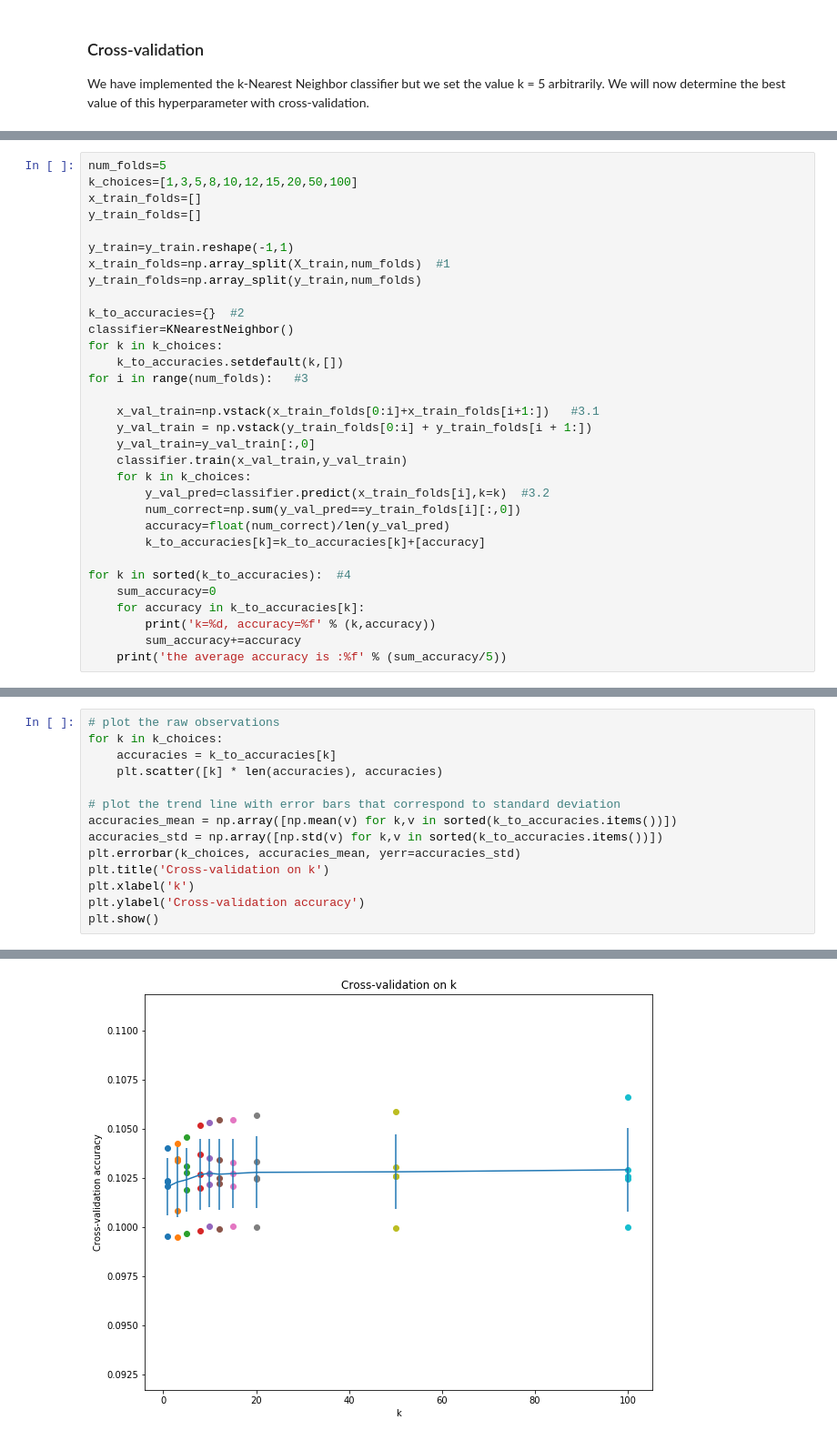
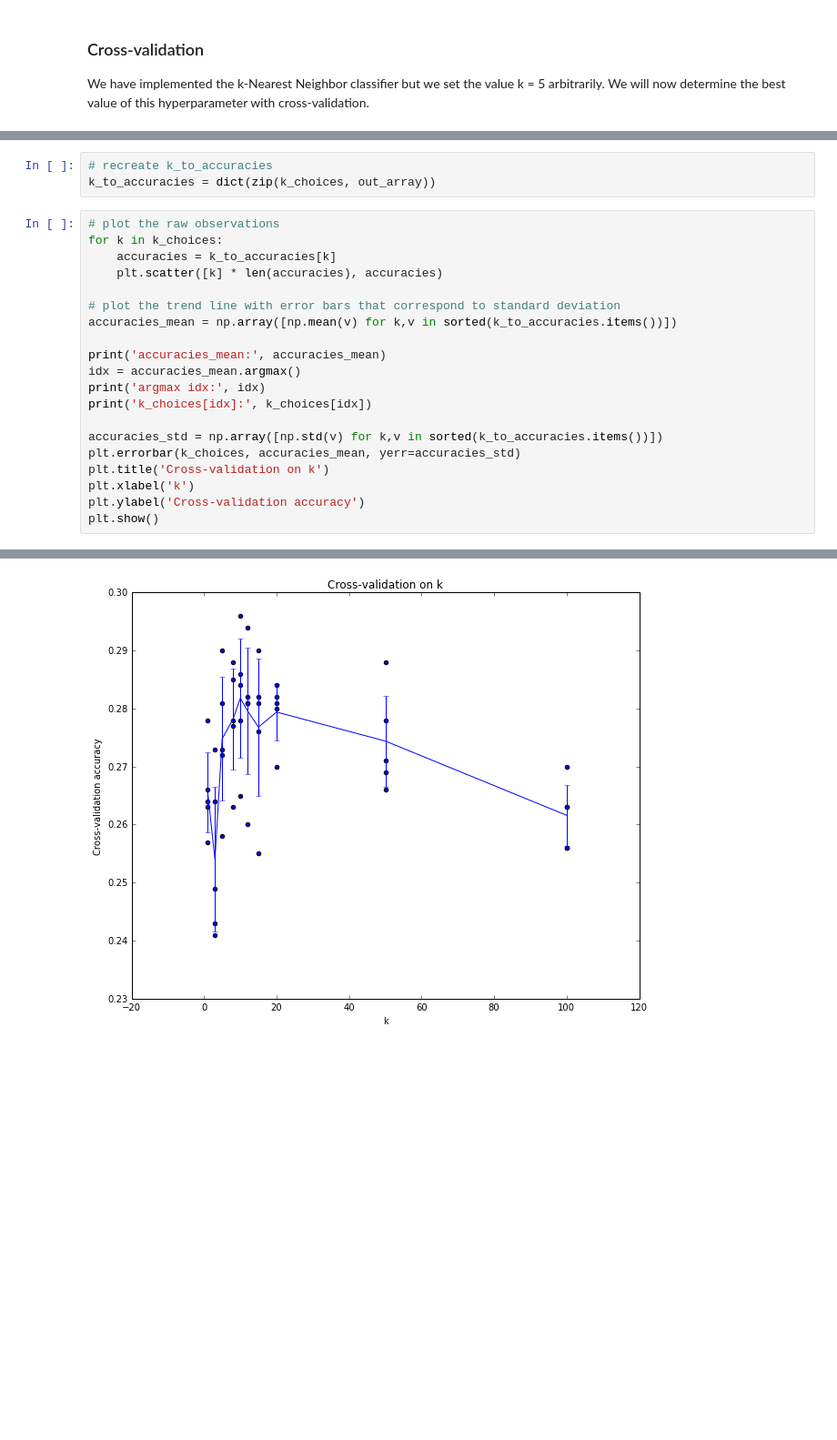
Before and after one commit to ds18b20/CS231n, a Jupyter notebook: assignment1/knn.ipynb, the cells around one changed output, grey strips where cells are left out. Shown at 91% size. Saved outputs shown, nothing was run; the diff lists cells and outputs as text; blank space fills up the shorter version.

```diff
--- a/assignment1/knn.ipynb
+++ b/assignment1/knn.ipynb
@@ -336,32 +327,0 @@ the average accuracy is :0.102910
-# %%
-num_folds=5
-k_choices=[1,3,5,8,10,12,15,20,50,100]
-x_train_folds=[]
-y_train_folds=[]
-
-y_train=y_train.reshape(-1,1)
-x_train_folds=np.array_split(X_train,num_folds)  #1
-y_train_folds=np.array_split(y_train,num_folds)
-
-k_to_accuracies={}  #2
-classifier=KNearestNeighbor()
-for k in k_choices:
-    k_to_accuracies.setdefault(k,[])
-for i in range(num_folds):   #3
-
-    x_val_train=np.vstack(x_train_folds[0:i]+x_train_folds[i+1:])   #3.1
-    y_val_train = np.vstack(y_train_folds[0:i] + y_train_folds[i + 1:])
-    y_val_train=y_val_train[:,0]
-    classifier.train(x_val_train,y_val_train)
-    for k in k_choices:
-        y_val_pred=classifier.predict(x_train_folds[i],k=k)  #3.2
-        num_correct=np.sum(y_val_pred==y_train_folds[i][:,0])
-        accuracy=float(num_correct)/len(y_val_pred)
-        k_to_accuracies[k]=k_to_accuracies[k]+[accuracy]
-
-for k in sorted(k_to_accuracies):  #4
-    sum_accuracy=0
-    for accuracy in k_to_accuracies[k]:
-        print('k=%d, accuracy=%f' % (k,accuracy))
-        sum_accuracy+=accuracy
-    print('the average accuracy is :%f' % (sum_accuracy/5))
@@ -386,3 +328,6 @@ the average accuracy is :0.261600
+# %%
+# recreate k_to_accuracies
+k_to_accuracies = dict(zip(k_choices, out_array))
 # %%
 # plot the raw observations
 for k in k_choices:
@@ -391,6 +336,12 @@ for k in k_choices:
 
 # plot the trend line with error bars that correspond to standard deviation
 accuracies_mean = np.array([np.mean(v) for k,v in sorted(k_to_accuracies.items())])
+
+print('accuracies_mean:', accuracies_mean)
+idx = accuracies_mean.argmax()
+print('argmax idx:', idx)
+print('k_choices[idx]:', k_choices[idx])
+
 accuracies_std = np.array([np.std(v) for k,v in sorted(k_to_accuracies.items())])
 plt.errorbar(k_choices, accuracies_mean, yerr=accuracies_std)
 plt.title('Cross-validation on k')
@@ -401,4 +356,4 @@ plt.show()
-[figure, old version]
+[figure, new version]
 # %%
 # Based on the cross-validation results above, choose the best value for k,
 # retrain the classifier using all the training data, and test it on the test
```
Also changed, not shown: parts of 9 cells of this notebook.
